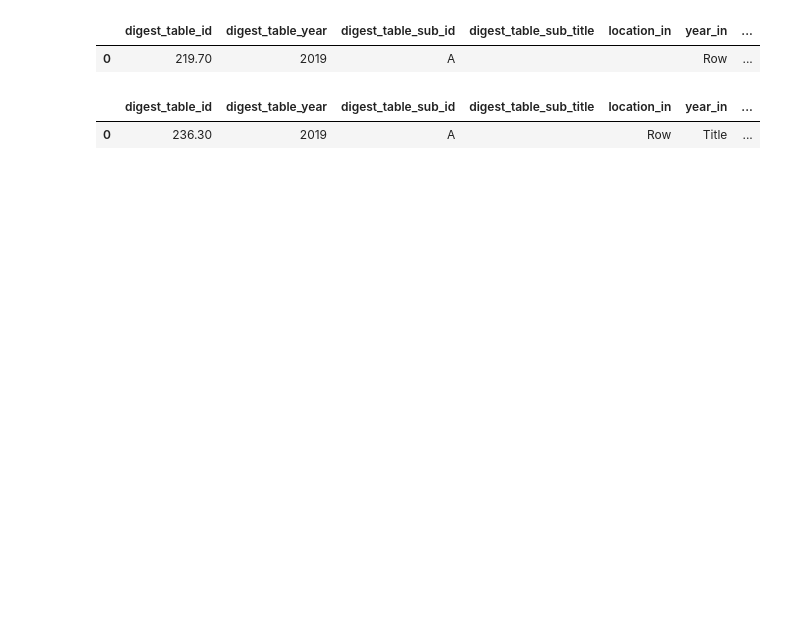
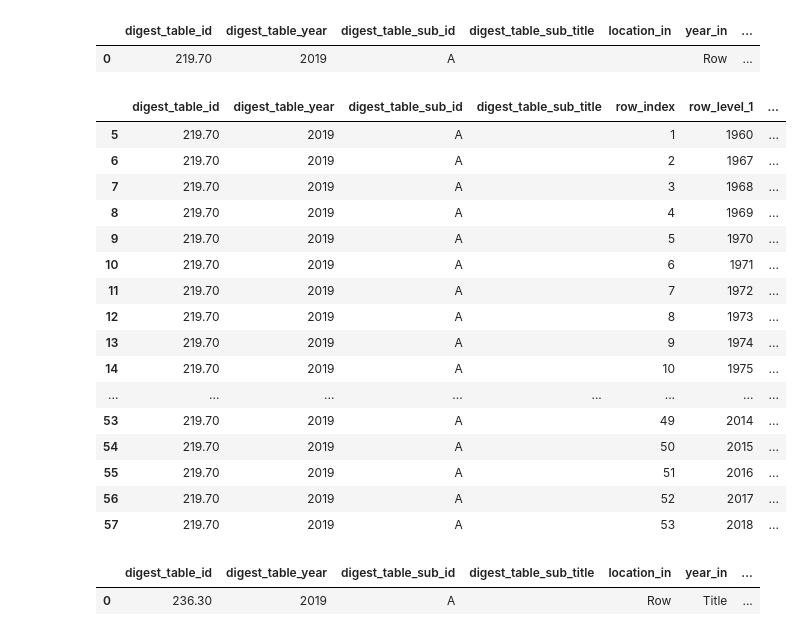
Before and after one commit to toltman/table_scraping, a Jupyter notebook: Table Scraping 8-Copy2.ipynb, the cells around one changed output. Drawn from its saved outputs; the diff is of its cells as text; code cells hidden in the pictures; blank space fills up the shorter version.

```diff
--- a/Table Scraping 8-Copy2.ipynb
+++ b/Table Scraping 8-Copy2.ipynb
@@ -283,3 +383,9 @@ tables['217.15'].row_info
 | 123 | 217.15 | 2019 | A |  | 100 | Technology infrastructure--percen... | ... |
 | 124 | 217.15 | 2019 | A |  | 101 | Technology infrastructure--percen... | ... |
 | 125 | 217.15 | 2019 | A |  | 102 | Technology infrastructure--percen... | ... |
+# %%
+tables['217.15'].row_info.loc[13:18, 'row_level_1'] = 'Framing, floors, foundations--percent of schools with plans'
+
+tables['217.15'].row_info.loc[63:68, 'row_level_1'] = 'Ventilation/filtration system--percent of schools with plans'
+
+tables['217.15'].row_info.loc[113:118, 'row_level_1'] = 'Internal communication systems--percent of schools with plans'
@@ -288,6 +430,26 @@ tables['219.70'].table_info
 # %% [output]
 |  | digest_table_id | digest_table_year | digest_table_sub_id | digest_table_sub_title | location_in | year_in | ... |
 | 0 | 219.70 | 2019 | A |  |  | Row | ... |
+# %%
+tables['219.70'].row_info
+# %% [output]
+|  | digest_table_id | digest_table_year | digest_table_sub_id | digest_table_sub_title | row_index | row_level_1 | ... |
+| 5 | 219.70 | 2019 | A |  | 1 | 1960 | ... |
+| 6 | 219.70 | 2019 | A |  | 2 | 1967 | ... |
+| 7 | 219.70 | 2019 | A |  | 3 | 1968 | ... |
+| 8 | 219.70 | 2019 | A |  | 4 | 1969 | ... |
+| 9 | 219.70 | 2019 | A |  | 5 | 1970 | ... |
+| 10 | 219.70 | 2019 | A |  | 6 | 1971 | ... |
+| 11 | 219.70 | 2019 | A |  | 7 | 1972 | ... |
+| 12 | 219.70 | 2019 | A |  | 8 | 1973 | ... |
+| 13 | 219.70 | 2019 | A |  | 9 | 1974 | ... |
+| 14 | 219.70 | 2019 | A |  | 10 | 1975 | ... |
+| ... | ... | ... | ... | ... | ... | ... | ... |
+| 53 | 219.70 | 2019 | A |  | 49 | 2014 | ... |
+| 54 | 219.70 | 2019 | A |  | 50 | 2015 | ... |
+| 55 | 219.70 | 2019 | A |  | 51 | 2016 | ... |
+| 56 | 219.70 | 2019 | A |  | 52 | 2017 | ... |
+| 57 | 219.70 | 2019 | A |  | 53 | 2018 | ... |
 # %%
 tables['236.30'].table_info
 # %% [output]
```
Also changed, not shown: parts of 22 cells of this notebook, 1 other file.
